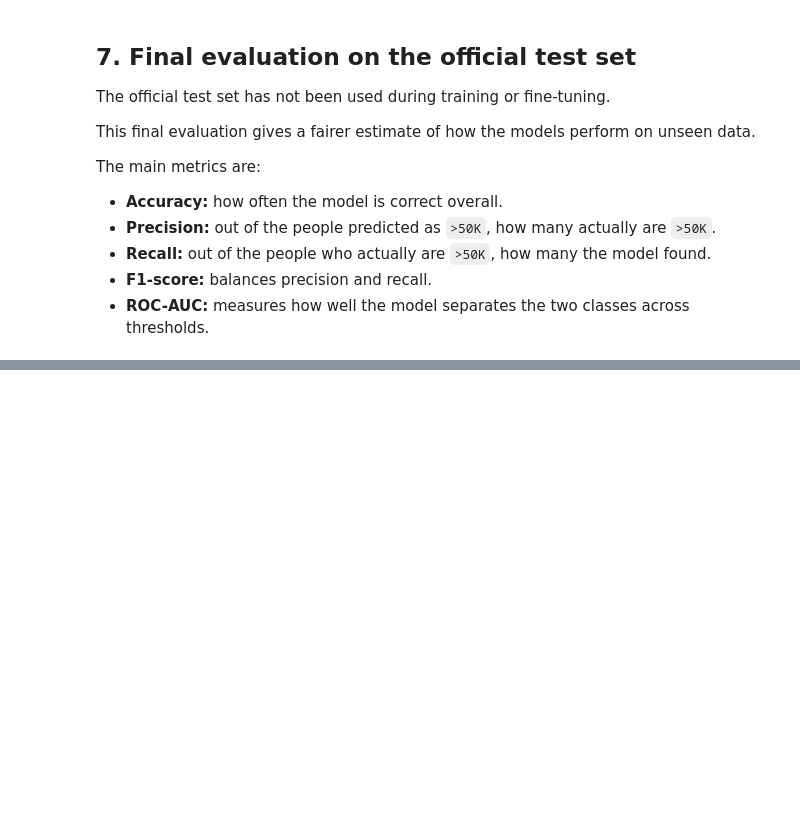
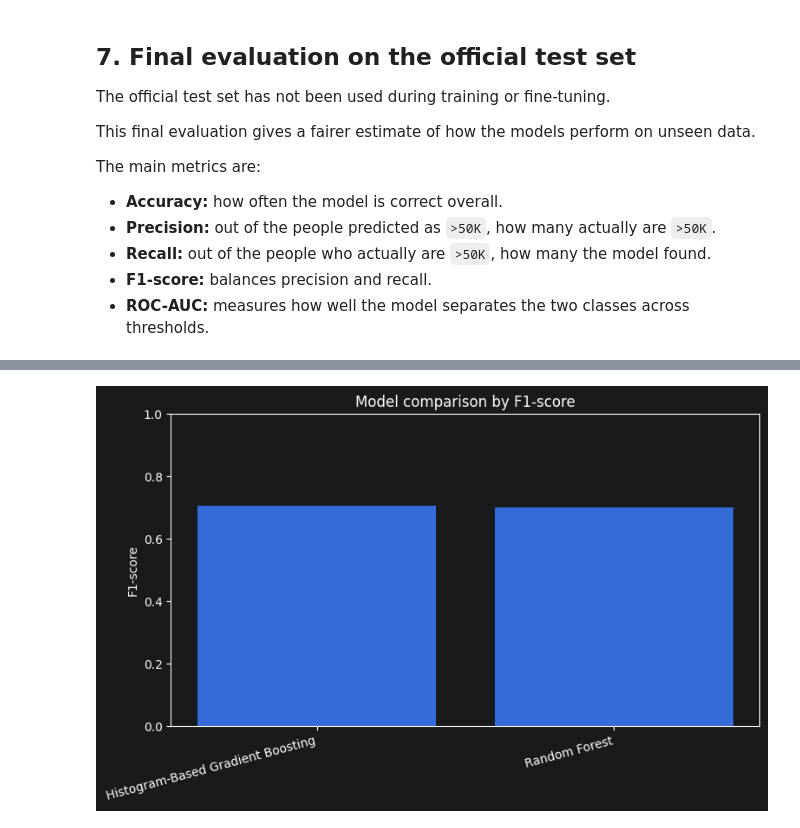
Before and after one commit to AhmadAmerBakran/ML_Exam_Project, a Jupyter notebook: notebooks/adult_income_ml_project.ipynb, the cells around one changed output, grey strips where cells are left out. Drawn from its saved outputs; the diff is of its cells as text; code cells hidden in the pictures; blank space fills up the shorter version.

Commit message:
Add model comparison & saves the best model

```diff
--- a/notebooks/adult_income_ml_project.ipynb
+++ b/notebooks/adult_income_ml_project.ipynb
@@ -400,0 +434,12 @@ print(f"Saved model comparison to: {results_path}")
+# %%
+plt.figure(figsize=(8, 5))
+plt.bar(results_df["model"], results_df["f1"])
+plt.title("Model comparison by F1-score")
+plt.ylabel("F1-score")
+plt.ylim(0, 1)
+plt.xticks(rotation=15, ha="right")
+plt.tight_layout()
+plt.savefig(RESULTS_DIR / "f1_model_comparison.png", dpi=150)
+plt.show()
+# %% [output]
+[figure, added]
```
Also changed, not shown: parts of 10 cells of this notebook, 1 other file.
